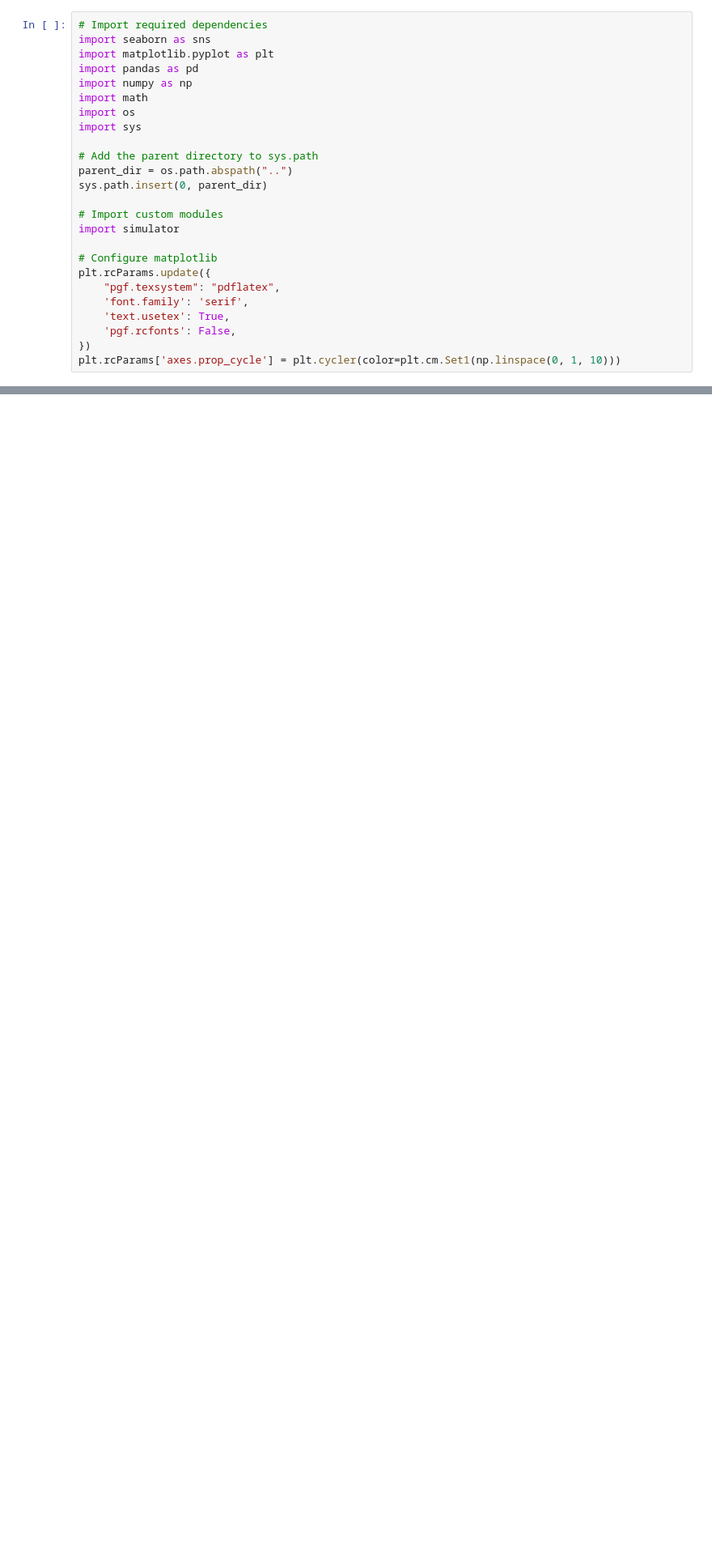
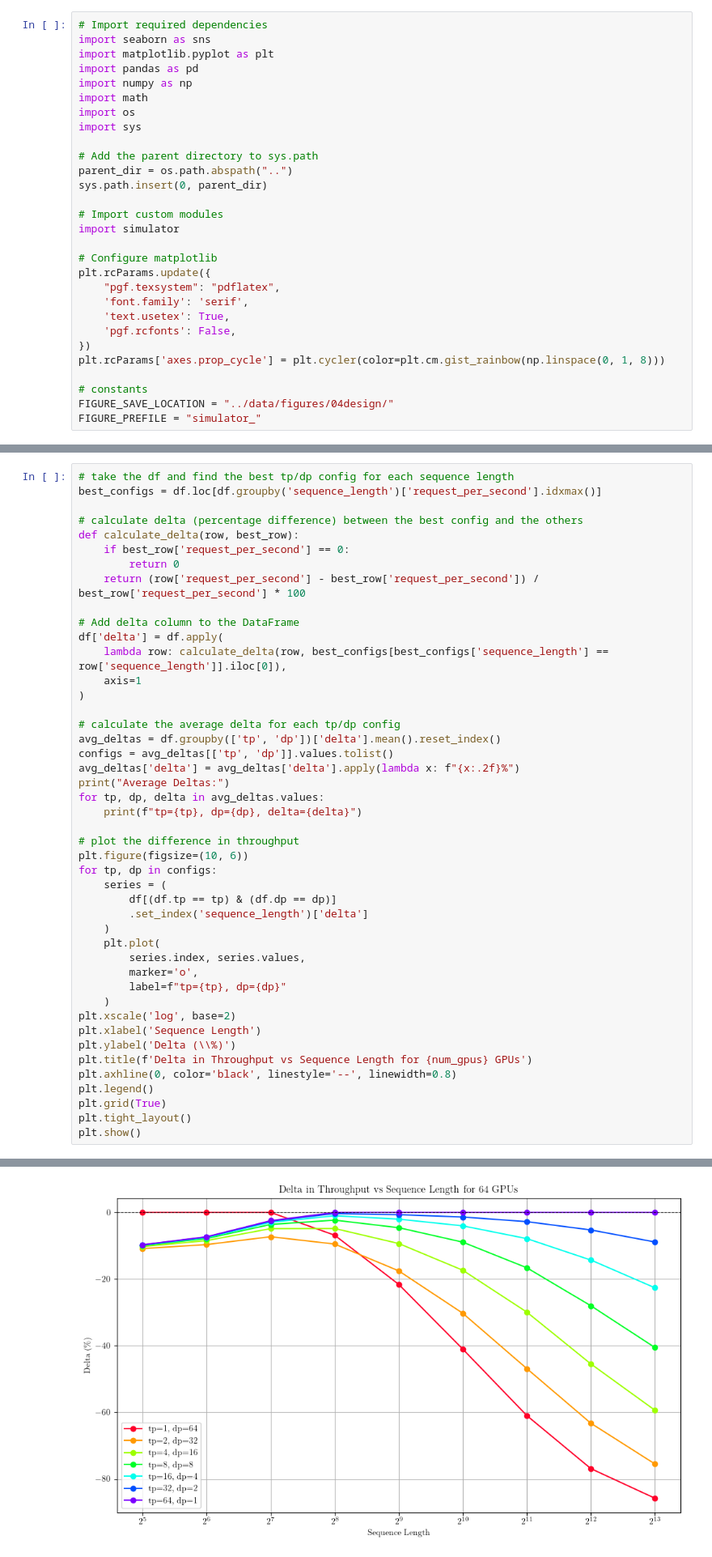
Before and after one commit to NathanRignall/llm-scheduling, a Jupyter notebook: notebooks/simulator.ipynb, the cells around one changed output, grey strips where cells are left out. Shown at 81% size. Drawn from its saved outputs; the diff is of its cells as text; blank space fills up the shorter version.

```diff
--- a/notebooks/simulator.ipynb
+++ b/notebooks/simulator.ipynb
@@ -22,7 +22,11 @@ plt.rcParams.update({
     'text.usetex': True,
     'pgf.rcfonts': False,
 })
-plt.rcParams['axes.prop_cycle'] = plt.cycler(color=plt.cm.Set1(np.linspace(0, 1, 10)))
+plt.rcParams['axes.prop_cycle'] = plt.cycler(color=plt.cm.gist_rainbow(np.linspace(0, 1, 8)))
+
+# constants
+FIGURE_SAVE_LOCATION = "../data/figures/04design/"
+FIGURE_PREFILE = "simulator_"
 # %%
 tp = 2
 dp = 8
@@ -487,0 +161,46 @@ Infinite time for tp=8, dp=8, seq_len=32768, decode_len=100
+# %%
+# take the df and find the best tp/dp config for each sequence length
+best_configs = df.loc[df.groupby('sequence_length')['request_per_second'].idxmax()]
+
+# calculate delta (percentage difference) between the best config and the others
+def calculate_delta(row, best_row):
+    if best_row['request_per_second'] == 0:
+        return 0
+    return (row['request_per_second'] - best_row['request_per_second']) / best_row['request_per_second'] * 100
+
+# Add delta column to the DataFrame
+df['delta'] = df.apply(
+    lambda row: calculate_delta(row, best_configs[best_configs['sequence_length'] == row['sequence_length']].iloc[0]),
+    axis=1
+)
+
+# calculate the average delta for each tp/dp config
+avg_deltas = df.groupby(['tp', 'dp'])['delta'].mean().reset_index()
+configs = avg_deltas[['tp', 'dp']].values.tolist()
+avg_deltas['delta'] = avg_deltas['delta'].apply(lambda x: f"{x:.2f}%")
+print("Average Deltas:")
+for tp, dp, delta in avg_deltas.values:
+    print(f"tp={tp}, dp={dp}, delta={delta}")
+
+# plot the difference in throughput
+plt.figure(figsize=(10, 6))
+for tp, dp in configs:
+    series = (
+        df[(df.tp == tp) & (df.dp == dp)]
+        .set_index('sequence_length')['delta']
+    )
+    plt.plot(
+        series.index, series.values,
+        marker='o',
+        label=f"tp={tp}, dp={dp}"
+    )
+plt.xscale('log', base=2)
+plt.xlabel('Sequence Length')
+plt.ylabel('Delta (\\%)')
+plt.title(f'Delta in Throughput vs Sequence Length for {num_gpus} GPUs')
+plt.axhline(0, color='black', linestyle='--', linewidth=0.8)
+plt.legend()
+plt.grid(True)
+plt.tight_layout()
+plt.show()
+# %% [output]
@@ -488 +215,2 @@ Infinite time for tp=8, dp=8, seq_len=32768, decode_len=100
+[figure, added]
 # %%
```
Also changed, not shown: parts of 8 cells of this notebook, 6 other files.
